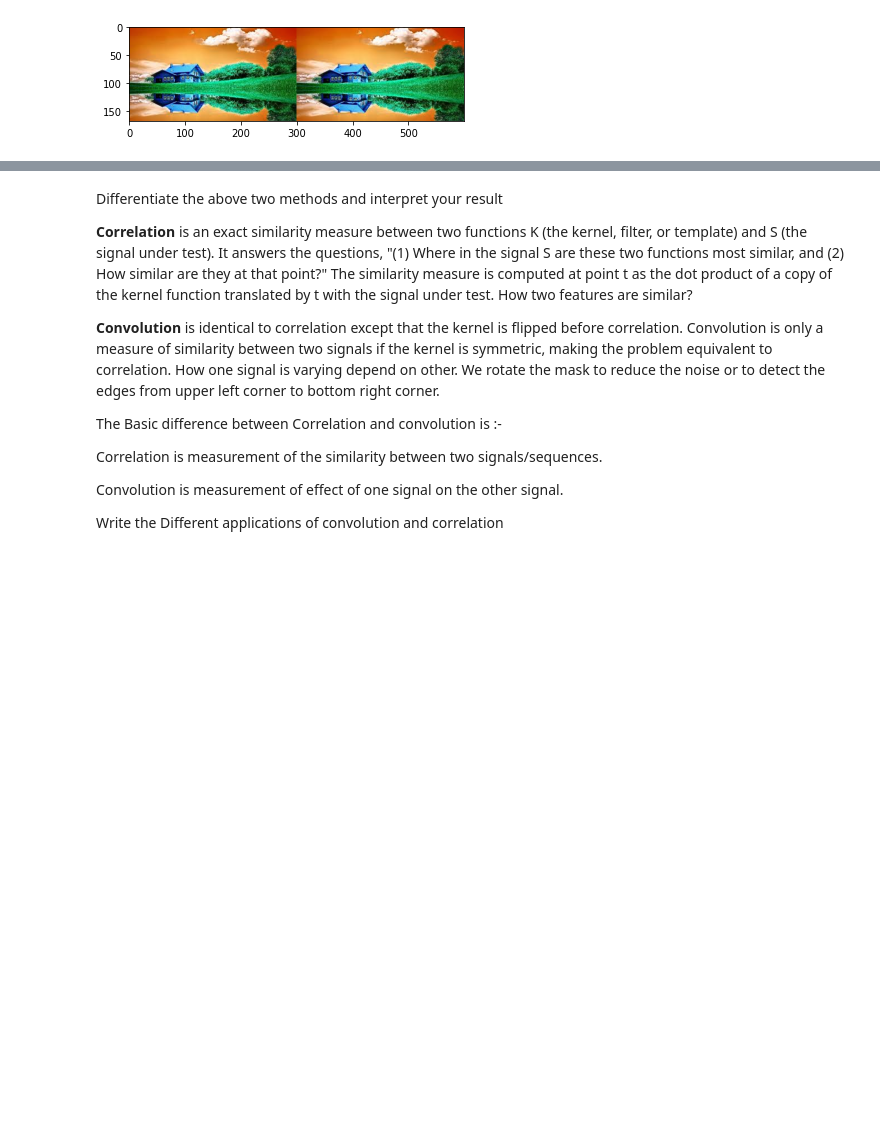
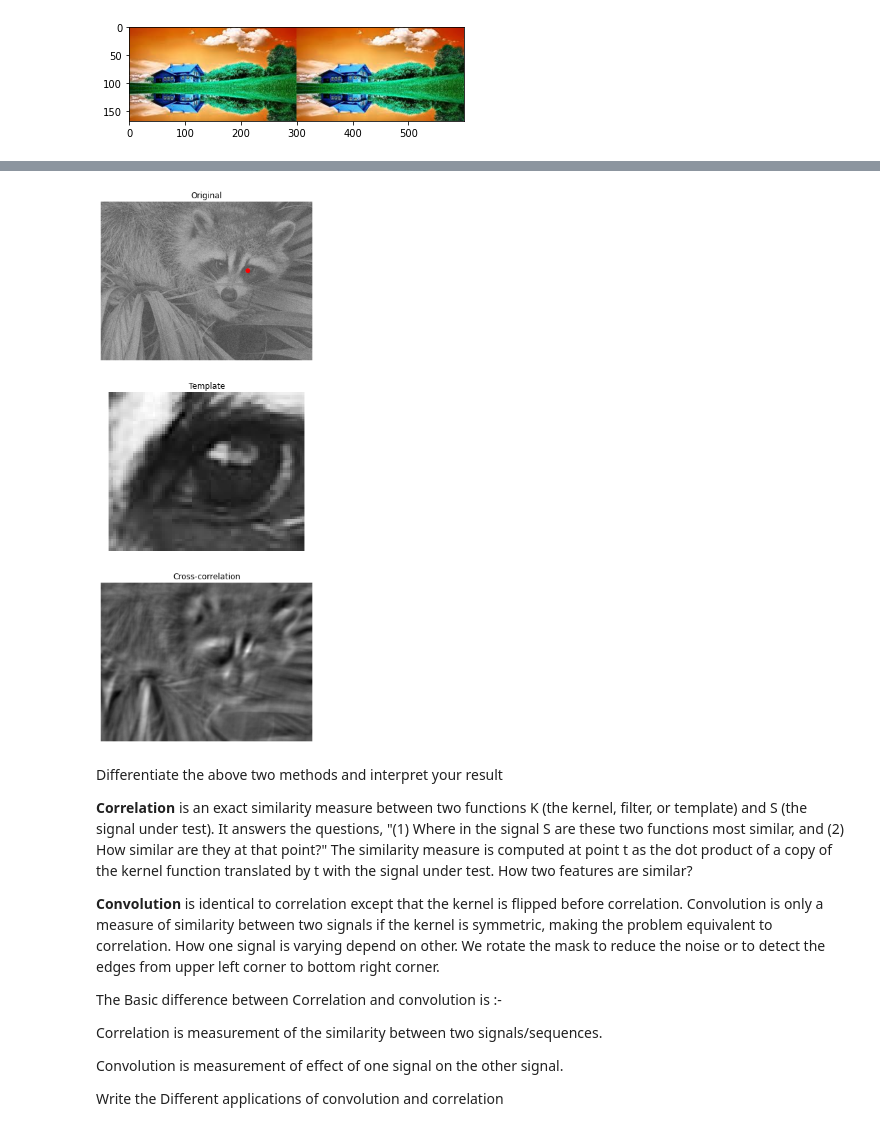
Before and after one commit to sandeepss2020/Computer_Vision, a Jupyter notebook: CV_LAB2_start.ipynb, the cells around one changed output, grey strips where cells are left out. Drawn from its saved outputs; the diff is of its cells as text; code cells hidden in the pictures; blank space fills up the shorter version.

```diff
--- a/CV_LAB2_start.ipynb
+++ b/CV_LAB2_start.ipynb
@@ -253,3 +295,30 @@ error: ignored
+# %%
+from scipy import signal
+from scipy import misc
+rng = np.random.default_rng()
+face = misc.face(gray=True) - misc.face(gray=True).mean()
+template = np.copy(face[300:365, 670:750])  # right eye
+template -= template.mean()
+face = face + rng.standard_normal(face.shape) * 50  # add noise
+corr = signal.correlate2d(face, template, boundary='symm', mode='same')
+y, x = np.unravel_index(np.argmax(corr), corr.shape)  # find the match
+# %%
+import matplotlib.pyplot as plt
+fig, (ax_orig, ax_template, ax_corr) = plt.subplots(3, 1,
+                                                    figsize=(6, 15))
+ax_orig.imshow(face, cmap='gray')
+ax_orig.set_title('Original')
+ax_orig.set_axis_off()
+ax_template.imshow(template, cmap='gray')
+ax_template.set_title('Template')
+ax_template.set_axis_off()
+ax_corr.imshow(corr, cmap='gray')
+ax_corr.set_title('Cross-correlation')
+ax_corr.set_axis_off()
+ax_orig.plot(x, y, 'ro')
+fig.show()
+# %% [output]
+[figure, added]
 # %% [markdown]
 Differentiate the above two methods and interpret your result
 
```
Also changed, not shown: parts of 14 cells of this notebook.
